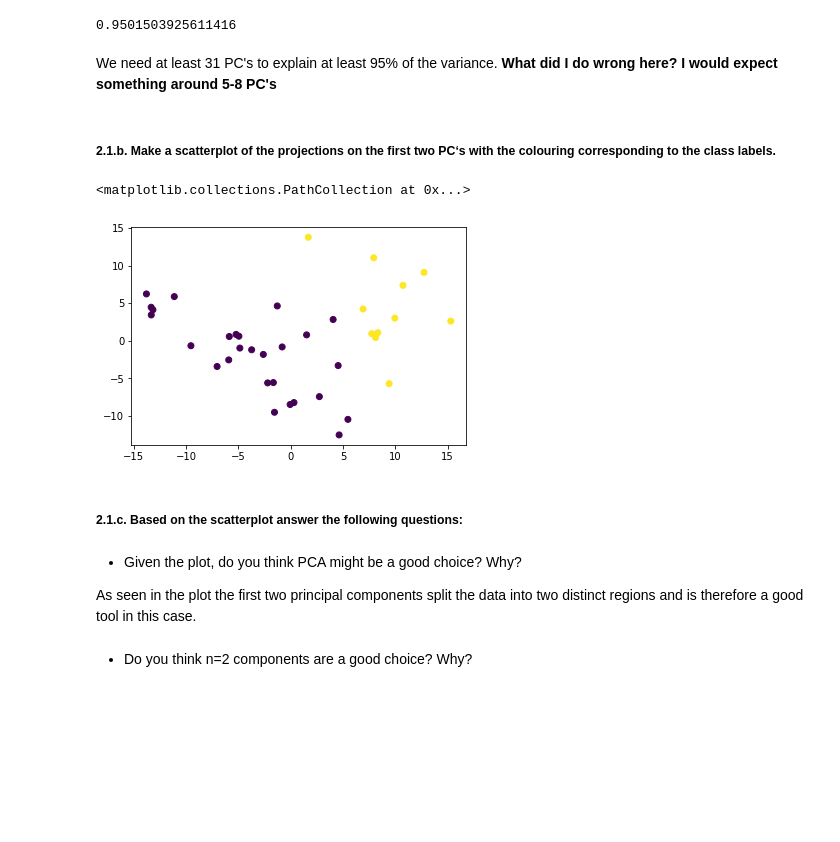
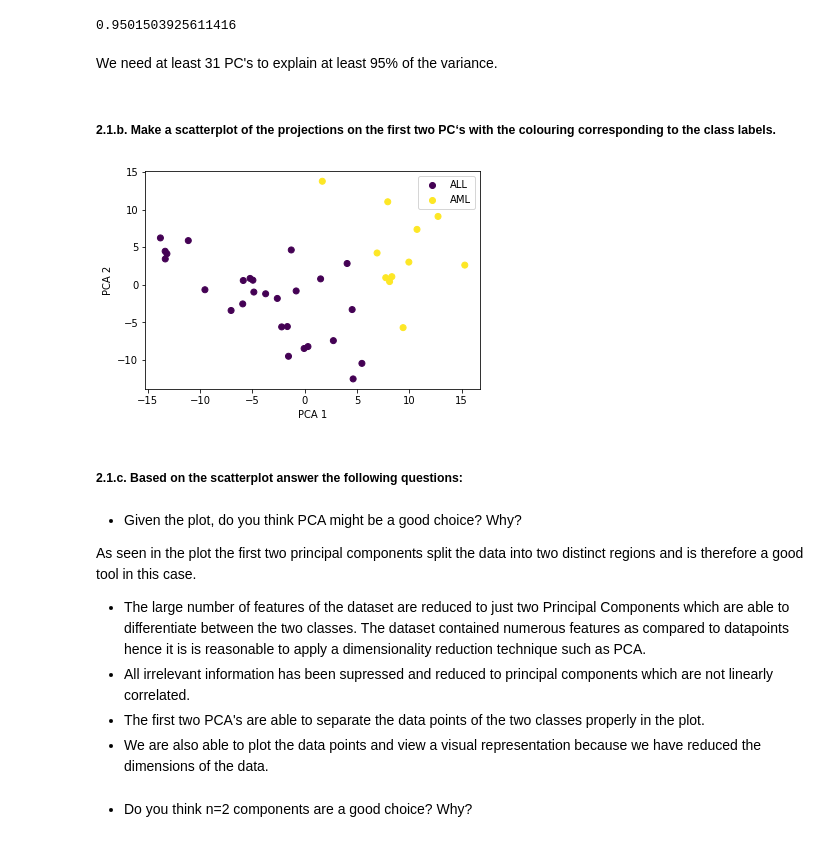
Before and after one commit to FabriceBeaumont/MA-INF_4216_Biomedical_DS_and_AI, a Jupyter notebook: Sheet4/Assignment4_Solutions.ipynb, the cells around one changed output. Drawn from its saved outputs; the diff is of its cells as text; code cells hidden in the pictures; blank space fills up the shorter version.

```diff
--- a/Sheet4/Assignment4_Solutions.ipynb
+++ b/Sheet4/Assignment4_Solutions.ipynb
@@ -321,22 +369,29 @@ np.sum(pca.explained_variance_ratio_)
 0.9501503925611416
 # %% [markdown]
 We need at least 31 PC's to explain at least 95% of the variance.
-**What did I do wrong here? I would expect something around 5-8 PC's**
 # %% [markdown]
 ##### 2.1.b. Make a scatterplot of the projections on the first two PC‘s with the colouring corresponding to the class labels.
 # %%
+classes = ['ALL', 'AML']
 result_df = pd.DataFrame(np.hstack([pcs[:,:2],tumor_class_db]), columns = ['pc 1', 'pc 2', 'label'])
 
-plt.scatter(result_df['pc 1'], result_df['pc 2'], c=result_df['label'])
+scatter = plt.scatter(result_df['pc 1'], result_df['pc 2'], c=result_df['label'])
+plt.xlabel('PCA 1')
+plt.ylabel('PCA 2')
+plt.legend(handles=scatter.legend_elements()[0], labels=classes)
+plt.show()
 # %% [output]
-<matplotlib.collections.PathCollection at 0x...>
-[figure, old version]
+[figure, new version]
 # %% [markdown]
 ##### 2.1.c. Based on the scatterplot answer the following questions:
-# %% [markdown]
-- Given the plot, do you think PCA might be a good choice? Why?
-
-As seen in the plot the first two principal components split the data into two distinct regions and is therefore a good tool in this case.
+# %% [markdown]
+- Given the plot, do you think PCA might be a good choice? Why?
+
+As seen in the plot the first two principal components split the data into two distinct regions and is therefore a good tool in this case.
+- The large number of features of the dataset are reduced to just two Principal Components which are able to differentiate between the two classes. The dataset contained numerous features as compared to datapoints hence it is is reasonable to apply a dimensionality reduction technique such as PCA.
+- All irrelevant information has been supressed and reduced to principal components which are not linearly correlated.
+- The first two PCA's are able to separate the data points of the two classes properly in the plot.
+- We are also able to plot the data points and view a visual representation because we have reduced the dimensions of the data.
 # %% [markdown]
 - Do you think n=2 components are a good choice? Why?
 # %%
```
Also changed, not shown: parts of 12 cells of this notebook.
